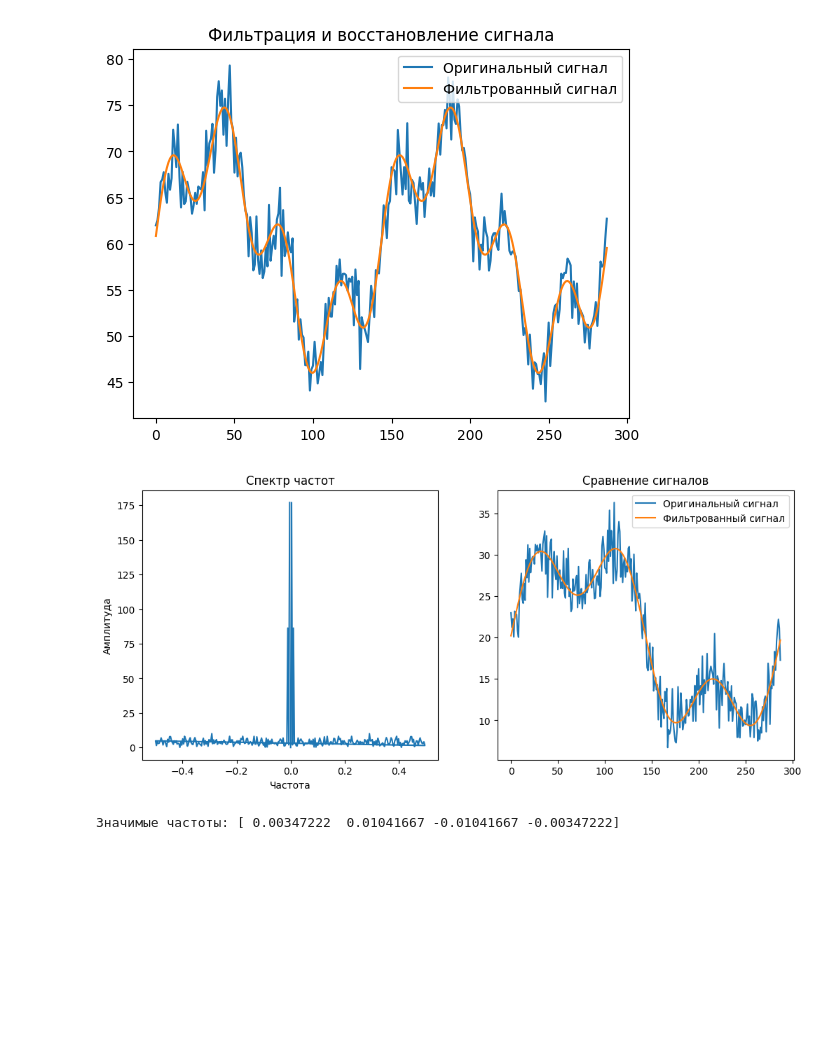
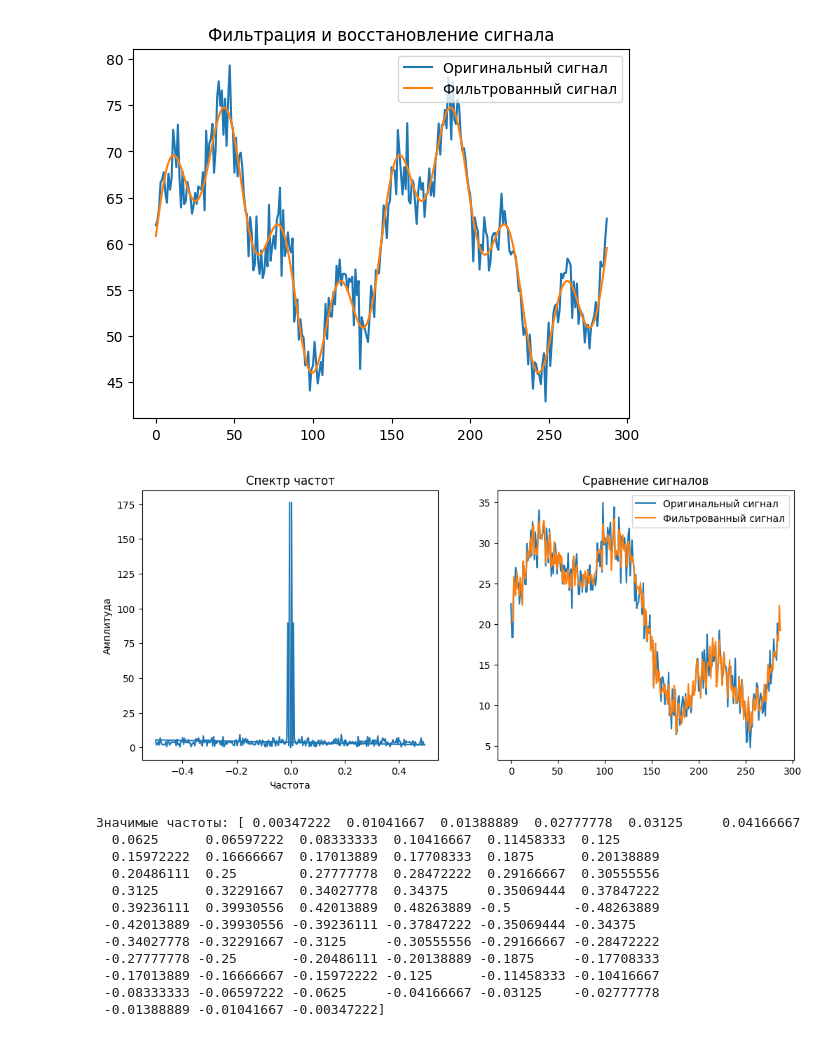
Before and after one commit to romanroff/ITMO_subjects, a Jupyter notebook: NIR/main_2.ipynb, the cells around one changed output. Saved outputs shown, nothing was run; the diff lists cells and outputs as text; code cells hidden in the pictures; blank space fills up the shorter version.

```diff
--- a/NIR/main_2.ipynb
+++ b/NIR/main_2.ipynb
@@ -463,33 +473,44 @@ def process_speed_data(speed_data, threshold_std=0.9):
     # 4. Обратное преобразование
     filtered_signal = ifft(filtered_fft).real
 
     # 5. Восстановление масштаба сигнала
     filtered_signal = filtered_signal * std + mean
 
     # 6. Значимые частоты
     significant_frequencies = frequencies[amplitudes > threshold]
 
     # 7. Визуализация
     plt.figure(figsize=(12, 5))
     plt.subplot(1, 2, 1)
     plt.plot(frequencies[:len(frequencies)], amplitudes[:len(frequencies)])
     plt.title("Спектр частот")
     plt.xlabel("Частота")
     plt.ylabel("Амплитуда")
 
     plt.subplot(1, 2, 2)
     plt.plot(speed_data, label="Оригинальный сигнал")
     plt.plot(filtered_signal, label="Фильтрованный сигнал")
     plt.legend()
     plt.title("Сравнение сигналов")
     plt.show()
 
     return filtered_signal, significant_frequencies
 
 # Пример использования
 speed_data = [20 + 10 * np.sin(2 * np.pi * t / 288) + 5 * np.sin(2 * np.pi * t / 96) + np.random.normal(0, 2) for t in range(288)]
-filtered_signal, significant_frequencies = process_speed_data(speed_data)
+filtered_signal, significant_frequencies = process_speed_data(speed_data, 0.3)
 print("Значимые частоты:", significant_frequencies)
 # %% [output]
-[figure, old version]
+[figure, new version]
-Значимые частоты: [ 0.00347222  0.01041667 -0.01041667 -0.00347222]
+Значимые частоты: [ 0.00347222  0.01041667  0.01388889  0.02777778  0.03125     0.04166667
+  0.0625      0.06597222  0.08333333  0.10416667  0.11458333  0.125
+  0.15972222  0.16666667  0.17013889  0.17708333  0.1875      0.20138889
+  0.20486111  0.25        0.27777778  0.28472222  0.29166667  0.30555556
+  0.3125      0.32291667  0.34027778  0.34375     0.35069444  0.37847222
+  0.39236111  0.39930556  0.42013889  0.48263889 -0.5        -0.48263889
+ -0.42013889 -0.39930556 -0.39236111 -0.37847222 -0.35069444 -0.34375
+ -0.34027778 -0.32291667 -0.3125     -0.30555556 -0.29166667 -0.28472222
+ -0.27777778 -0.25       -0.20486111 -0.20138889 -0.1875     -0.17708333
+ -0.17013889 -0.16666667 -0.15972222 -0.125      -0.11458333 -0.10416667
+ -0.08333333 -0.06597222 -0.0625     -0.04166667 -0.03125    -0.02777778
+ -0.01388889 -0.01041667 -0.00347222]
```
Also changed, not shown: parts of 1 cell of this notebook, 4 other files.
